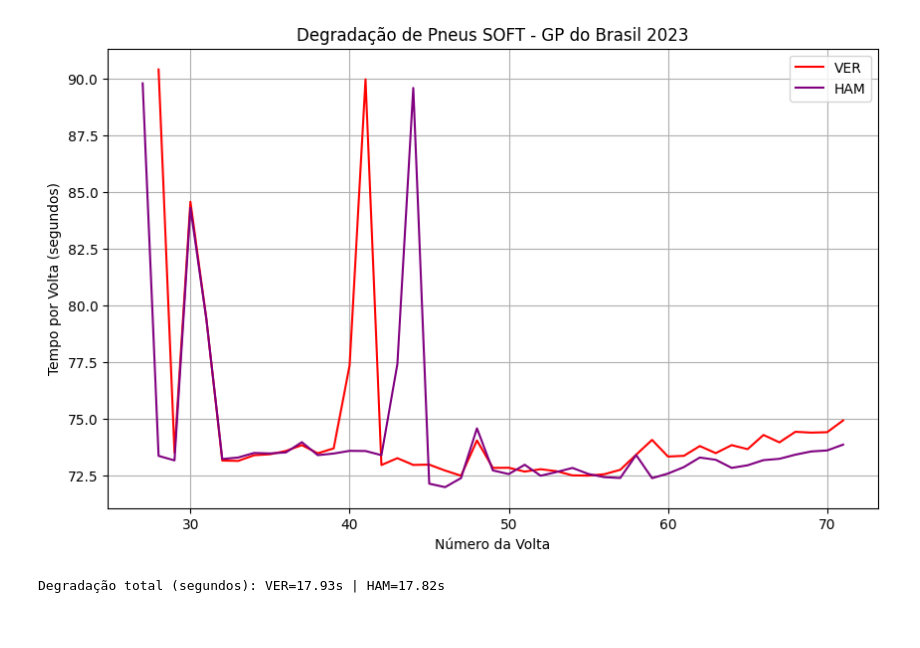
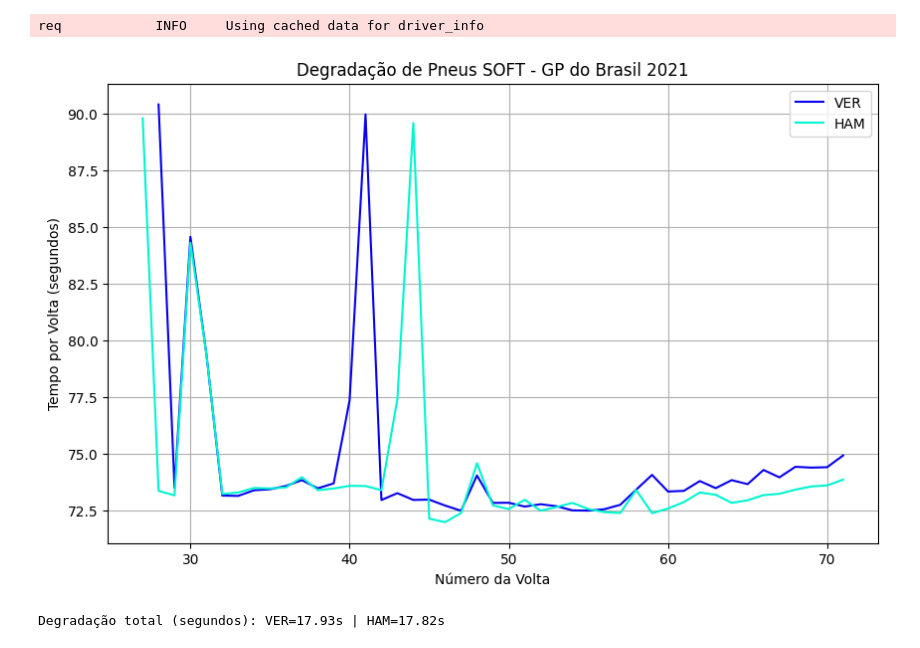
Before and after one commit to priscilahora/F1-Data-Analysis, a Jupyter notebook: notebooks/degradacao_pneus/analysis.ipynb, the cells around one changed output. Cells and saved outputs as stored; diff of their text form; code cells hidden in the pictures.

```diff
--- a/notebooks/degradacao_pneus/analysis.ipynb
+++ b/notebooks/degradacao_pneus/analysis.ipynb
@@ -38,17 +38,22 @@ soft_p1 = laps_piloto1[laps_piloto1['Compound'] == 'HARD']
 soft_p2 = laps_piloto2[laps_piloto2['Compound'] == 'HARD']
 # %%
 # %% [5] Plotagem comparativa
+
+redbull_color = ff1.plotting.get_team_color('Red Bull', session)
+mercedes_color = ff1.plotting.get_team_color('Mercedes', session)
+
 plt.figure(figsize=(10, 6))
-plt.plot(soft_p1['LapNumber'], soft_p1['LapTime'].dt.total_seconds(), color='red', label=piloto1)
-plt.plot(soft_p2['LapNumber'], soft_p2['LapTime'].dt.total_seconds(), color='purple', label=piloto2)
-plt.title(f"Degradação de Pneus SOFT - GP do Brasil 2023")
+plt.plot(soft_p1['LapNumber'], soft_p1['LapTime'].dt.total_seconds(), color=redbull_color, label=piloto1)
+plt.plot(soft_p2['LapNumber'], soft_p2['LapTime'].dt.total_seconds(), color=mercedes_color, label=piloto2)
+plt.title(f"Degradação de Pneus SOFT - GP do Brasil 2021")
 plt.xlabel("Número da Volta")
 plt.ylabel("Tempo por Volta (segundos)")
 plt.legend()
 plt.grid()
 plt.show()
 # %% [output]
+req            INFO     Using cached data for driver_info
-[figure, old version]
+[figure, new version]
 # %%
 # %% [6] Análise estatística
 degradacao_p1 = (soft_p1['LapTime'].dt.total_seconds().max() -
```
Also changed, not shown: parts of 2 cells of this notebook, 2 other files.
